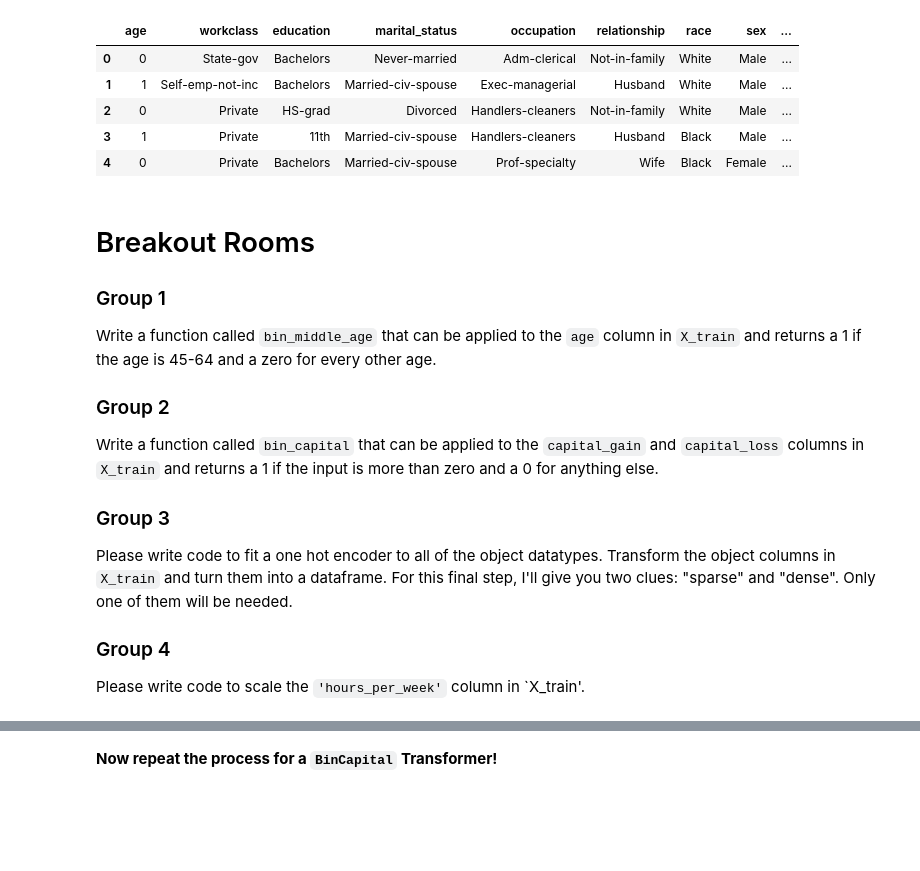
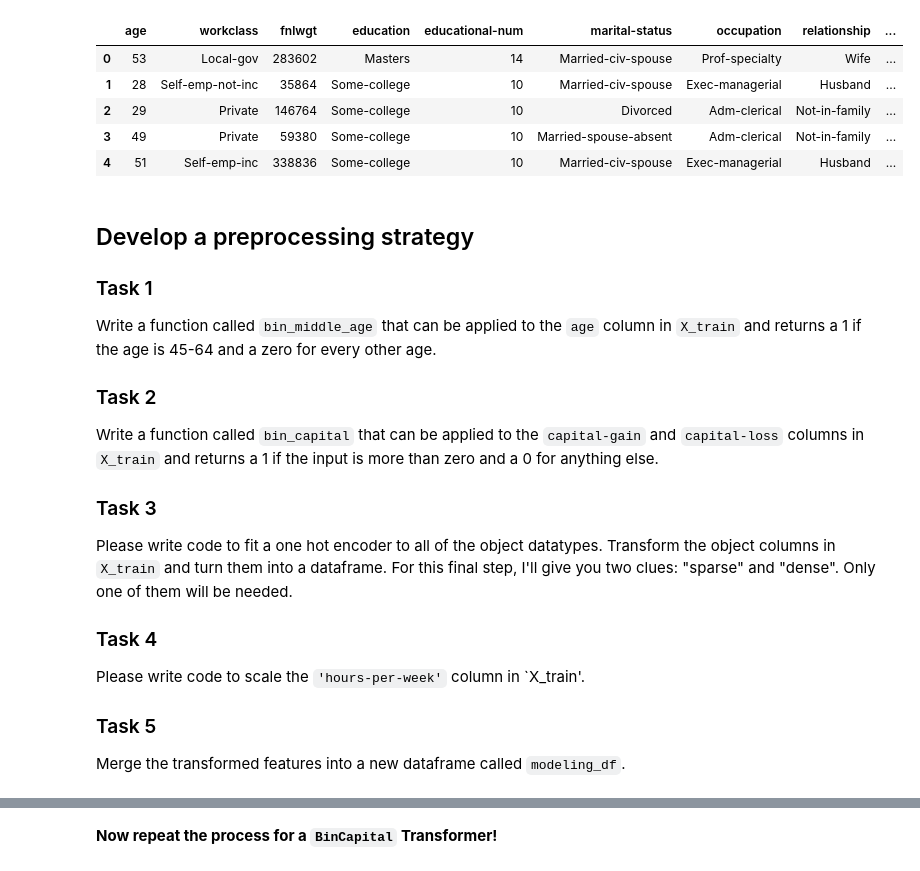
Before and after one commit to joelsewhere/sklearn-pipelines, a Jupyter notebook: index.ipynb, the cells around one changed output, grey strips where cells are left out. Cells and saved outputs as stored; diff of their text form; code cells hidden in the pictures; blank space fills up the shorter version.

```diff
--- a/index.ipynb
+++ b/index.ipynb
@@ -52,33 +61,36 @@ df.head()
 # %%
 #__SOLUTION__
-df = pd.read_csv('data/adult.csv')
+df = pd.read_csv('data/train.csv')
 df.head()
 # %% [output]
-|  | age | workclass | education | marital_status | occupation | relationship | race | sex | ... |
-| 0 | 0 | State-gov | Bachelors | Never-married | Adm-clerical | Not-in-family | White | Male | ... |
-| 1 | 1 | Self-emp-not-inc | Bachelors | Married-civ-spouse | Exec-managerial | Husband | White | Male | ... |
-| 2 | 0 | Private | HS-grad | Divorced | Handlers-cleaners | Not-in-family | White | Male | ... |
-| 3 | 1 | Private | 11th | Married-civ-spouse | Handlers-cleaners | Husband | Black | Male | ... |
-| 4 | 0 | Private | Bachelors | Married-civ-spouse | Prof-specialty | Wife | Black | Female | ... |
+|  | age | workclass | fnlwgt | education | educational-num | marital-status | occupation | relationship | ... |
+| 0 | 53 | Local-gov | 283602 | Masters | 14 | Married-civ-spouse | Prof-specialty | Wife | ... |
+| 1 | 28 | Self-emp-not-inc | 35864 | Some-college | 10 | Married-civ-spouse | Exec-managerial | Husband | ... |
+| 2 | 29 | Private | 146764 | Some-college | 10 | Divorced | Adm-clerical | Not-in-family | ... |
+| 3 | 49 | Private | 59380 | Some-college | 10 | Married-spouse-absent | Adm-clerical | Not-in-family | ... |
+| 4 | 51 | Self-emp-inc | 338836 | Some-college | 10 | Married-civ-spouse | Exec-managerial | Husband | ... |
 # %% [markdown]
-# Breakout Rooms
+## Develop a preprocessing strategy
 
 
-### Group 1
+### Task 1
 
 Write a function called `bin_middle_age` that can be applied to the `age` column in `X_train` and returns a 1 if the age is 45-64 and a zero for every other age.
 
-### Group 2
+### Task 2
 
-Write a function called `bin_capital` that can be applied to the `capital_gain` and `capital_loss` columns in `X_train` and returns a 1 if the input is more than zero and a 0 for anything else.
+Write a function called `bin_capital` that can be applied to the `capital-gain` and `capital-loss` columns in `X_train` and returns a 1 if the input is more than zero and a 0 for anything else.
 
-### Group 3
+### Task 3
 
 Please write code to fit a one hot encoder to all of the object datatypes. Transform the object columns in `X_train` and turn them into a dataframe. For this final step, I'll give you two clues: "sparse" and "dense". Only one of them will be needed.
 
-### Group 4
+### Task 4
 
-Please write code to scale the `'hours_per_week'` column in `X_train'.
+Please write code to scale the `'hours-per-week'` column in `X_train'.
+
+### Task 5
+Merge the transformed features into a new dataframe called `modeling_df`.
 # %%
 X_train, X_test, y_train, y_test = train_test_split(df.drop('income', axis = 1),
                                                     df.income,
```
Also changed, not shown: parts of 34 cells of this notebook, 5 other files.
